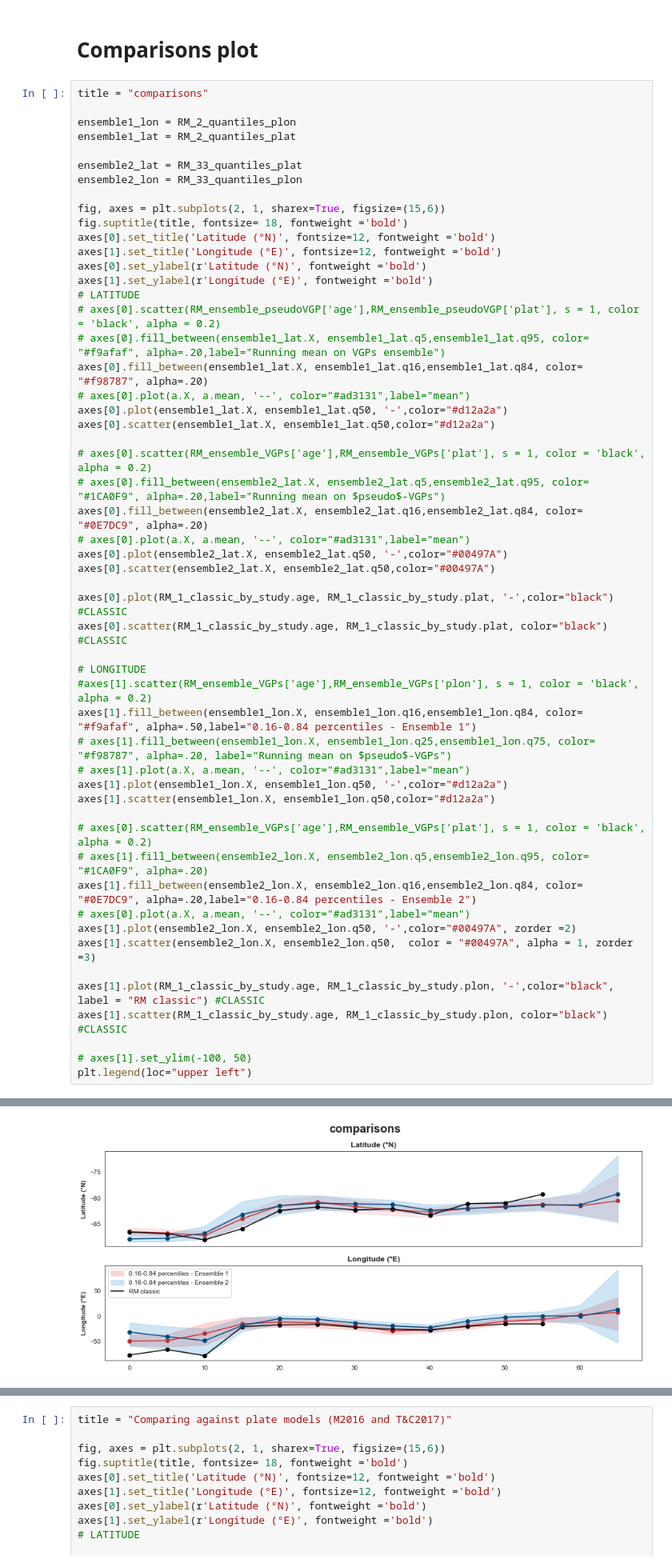
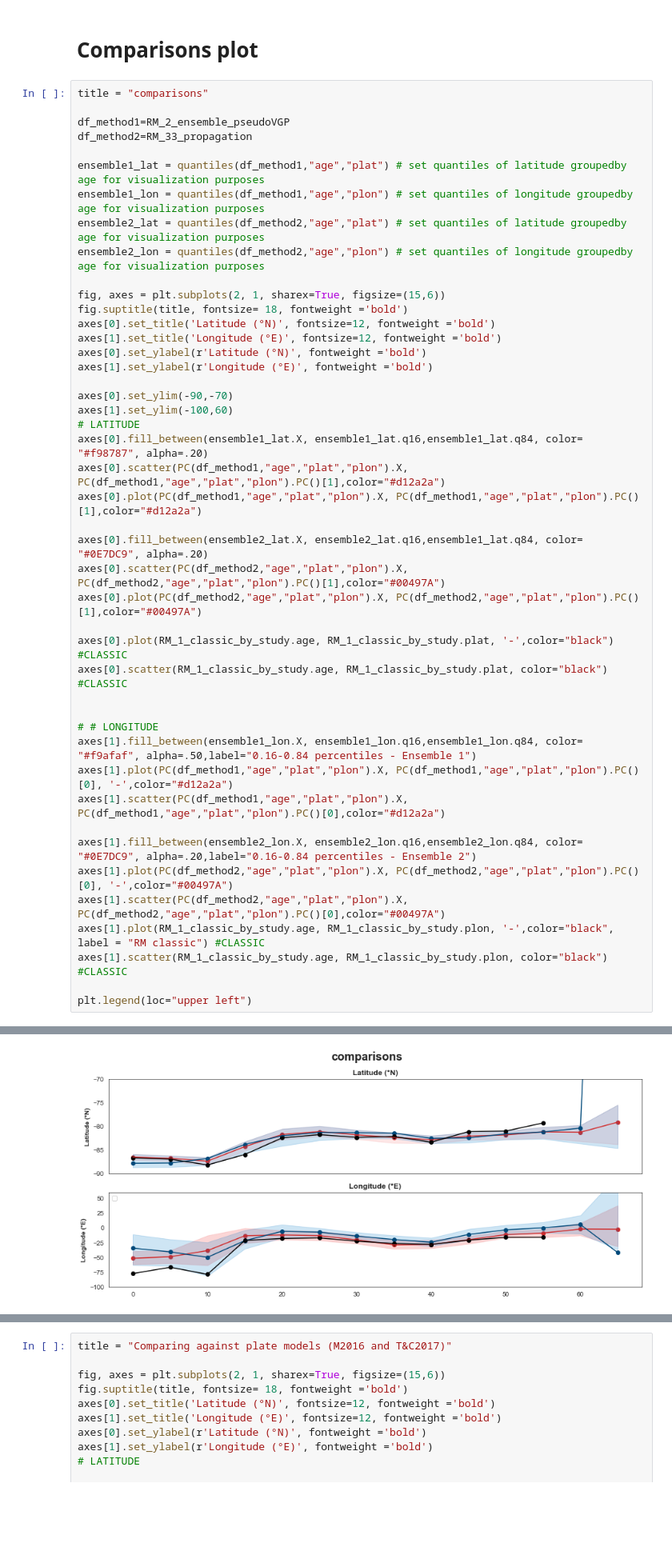
Before and after one commit to PolarWandering/Young_CEED, a Jupyter notebook: 6_comparisons.ipynb, the cells around one changed output, grey strips where cells are left out. Shown: that part at 80% size. Cells and saved outputs as stored; diff of their text form; blank space fills up the shorter version.

Commit message:
comparisons between lats and longs now working with the PC

```diff
--- a/6_comparisons.ipynb
+++ b/6_comparisons.ipynb
@@ -167,11 +167,13 @@ df_all.head()
 # %%
 title = "comparisons"
 
-ensemble1_lon = RM_2_quantiles_plon
-ensemble1_lat = RM_2_quantiles_plat
+df_method1=RM_2_ensemble_pseudoVGP
+df_method2=RM_33_propagation
 
-ensemble2_lat = RM_33_quantiles_plat
-ensemble2_lon = RM_33_quantiles_plon
+ensemble1_lat = quantiles(df_method1,"age","plat") # set quantiles of latitude groupedby age for visualization purposes
+ensemble1_lon = quantiles(df_method1,"age","plon") # set quantiles of longitude groupedby age for visualization purposes
+ensemble2_lat = quantiles(df_method2,"age","plat") # set quantiles of latitude groupedby age for visualization purposes
+ensemble2_lon = quantiles(df_method2,"age","plon") # set quantiles of longitude groupedby age for visualization purposes
 
 fig, axes = plt.subplots(2, 1, sharex=True, figsize=(15,6))
 fig.suptitle(title, fontsize= 18, fontweight ='bold')
@@ -179,42 +181,32 @@ axes[0].set_title('Latitude (°N)', fontsize=12, fontweight ='bold')
 axes[1].set_title('Longitude (°E)', fontsize=12, fontweight ='bold')
 axes[0].set_ylabel(r'Latitude (°N)', fontweight ='bold')
 axes[1].set_ylabel(r'Longitude (°E)', fontweight ='bold')
+
+axes[0].set_ylim(-90,-70)
+axes[1].set_ylim(-100,60)
 # LATITUDE
-# axes[0].scatter(RM_ensemble_pseudoVGP['age'],RM_ensemble_pseudoVGP['plat'], s = 1, color = 'black', alpha = 0.2)
-# axes[0].fill_between(ensemble1_lat.X, ensemble1_lat.q5,ensemble1_lat.q95, color= "#f9afaf", alpha=.20,label="Running mean on VGPs ensemble")
 axes[0].fill_between(ensemble1_lat.X, ensemble1_lat.q16,ensemble1_lat.q84, color= "#f98787", alpha=.20)
-# axes[0].plot(a.X, a.mean, '--', color="#ad3131",label="mean")
-axes[0].plot(ensemble1_lat.X, ensemble1_lat.q50, '-',color="#d12a2a")
-axes[0].scatter(ensemble1_lat.X, ensemble1_lat.q50,color="#d12a2a")
+axes[0].scatter(PC(df_method1,"age","plat","plon").X, PC(df_method1,"age","plat","plon").PC()[1],color="#d12a2a")
+axes[0].plot(PC(df_method1,"age","plat","plon").X, PC(df_method1,"age","plat","plon").PC()[1],color="#d12a2a")
 
-# axes[0].scatter(RM_ensemble_VGPs['age'],RM_ensemble_VGPs['plat'], s = 1, color = 'black', alpha = 0.2)
-# axes[0].fill_between(ensemble2_lat.X, ensemble2_lat.q5,ensemble2_lat.q95, color= "#1CA0F9", alpha=.20,label="Running mean on $pseudo$-VGPs")
-axes[0].fill_between(ensemble2_lat.X, ensemble2_lat.q16,ensemble2_lat.q84, color= "#0E7DC9", alpha=.20)
-# axes[0].plot(a.X, a.mean, '--', color="#ad3131",label="mean")
-axes[0].plot(ensemble2_lat.X, ensemble2_lat.q50, '-',color="#00497A")
-axes[0].scatter(ensemble2_lat.X, ensemble2_lat.q50,color="#00497A")
+axes[0].fill_between(ensemble2_lat.X, ensemble2_lat.q16,ensemble1_lat.q84, color= "#0E7DC9", alpha=.20)
+axes[0].scatter(PC(df_method2,"age","plat","plon").X, PC(df_method2,"age","plat","plon").PC()[1],color="#00497A")
+axes[0].plot(PC(df_method2,"age","plat","plon").X, PC(df_method2,"age","plat","plon").PC()[1],color="#00497A")
 
 axes[0].plot(RM_1_classic_by_study.age, RM_1_classic_by_study.plat, '-',color="black") #CLASSIC
 axes[0].scatter(RM_1_classic_by_study.age, RM_1_classic_by_study.plat, color="black") #CLASSIC
 
-# LONGITUDE
-#axes[1].scatter(RM_ensemble_VGPs['age'],RM_ensemble_VGPs['plon'], s = 1, color = 'black', alpha = 0.2)
+
+# # LONGITUDE
 axes[1].fill_between(ensemble1_lon.X, ensemble1_lon.q16,ensemble1_lon.q84, color= "#f9afaf", alpha=.50,label="0.16-0.84 percentiles - Ensemble 1")
-# axes[1].fill_between(ensemble1_lon.X, ensemble1_lon.q25,ensemble1_lon.q75, color= "#f98787", alpha=.20, label="Running mean on $pseudo$-VGPs")
-# axes[1].plot(a.X, a.mean, '--', color="#ad3131",label="mean")
-axes[1].plot(ensemble1_lon.X, ensemble1_lon.q50, '-',color="#d12a2a")
-axes[1].scatter(ensemble1_lon.X, ensemble1_lon.q50,color="#d12a2a")
+axes[1].plot(PC(df_method1,"age","plat","plon").X, PC(df_method1,"age","plat","plon").PC()[0], '-',color="#d12a2a")
+axes[1].scatter(PC(df_method1,"age","plat","plon").X, PC(df_method1,"age","plat","plon").PC()[0],color="#d12a2a")
 
-# axes[0].scatter(RM_ensemble_VGPs['age'],RM_ensemble_VGPs['plat'], s = 1, color = 'black', alpha = 0.2)
-# axes[1].fill_between(ensemble2_lon.X, ensemble2_lon.q5,ensemble2_lon.q95, color= "#1CA0F9", alpha=.20)
 axes[1].fill_between(ensemble2_lon.X, ensemble2_lon.q16,ensemble2_lon.q84, color= "#0E7DC9", alpha=.20,label="0.16-0.84 percentiles - Ensemble 2")
-# axes[0].plot(a.X, a.mean, '--', color="#ad3131",label="mean")
-axes[1].plot(ensemble2_lon.X, ensemble2_lon.q50, '-',color="#00497A", zorder =2)
-axes[1].scatter(ensemble2_lon.X, ensemble2_lon.q50,  color = "#00497A", alpha = 1, zorder =3)
-
+axes[1].plot(PC(df_method2,"age","plat","plon").X, PC(df_method2,"age","plat","plon").PC()[0], '-',color="#00497A")
+axes[1].scatter(PC(df_method2,"age","plat","plon").X, PC(df_method2,"age","plat","plon").PC()[0],color="#00497A")
 axes[1].plot(RM_1_classic_by_study.age, RM_1_classic_by_study.plon, '-',color="black", label = "RM classic") #CLASSIC
 axes[1].scatter(RM_1_classic_by_study.age, RM_1_classic_by_study.plon, color="black") #CLASSIC
 
-# axes[1].set_ylim(-100, 50)
 plt.legend(loc="upper left")
 # %% [output]
@@ -222 +215 @@ plt.legend(loc="upper left")
-[figure, old version]
+[figure, new version]
```
Also changed, not shown: parts of 15 cells of this notebook.
